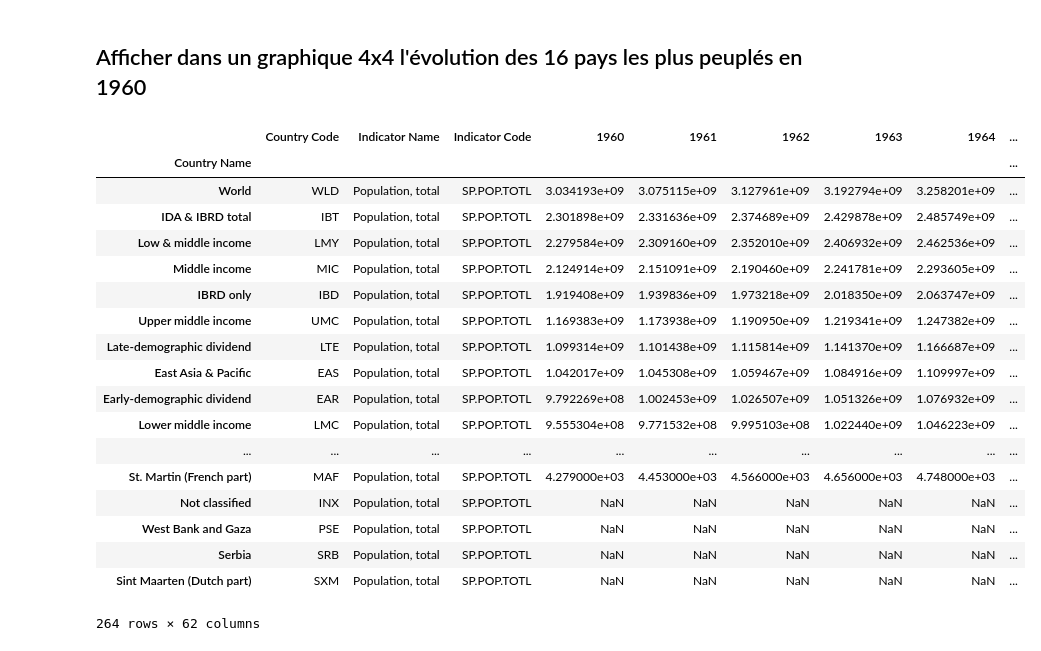
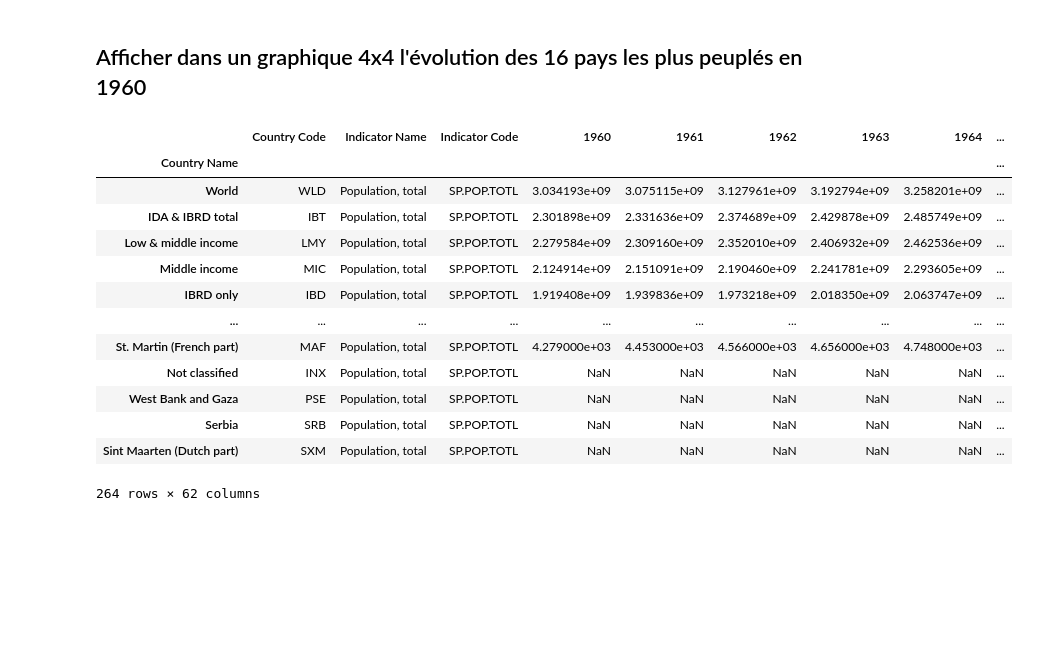
Before and after one commit to Bl3f/amse2021, a Jupyter notebook: Groupe-B/Day 2 - Pandas - 2021-03-13.ipynb, the cells around one changed output. Saved outputs shown, nothing was run; the diff lists cells and outputs as text; code cells hidden in the pictures; blank space fills up the shorter version.

```diff
--- a/Groupe-B/Day 2 - Pandas - 2021-03-13.ipynb
+++ b/Groupe-B/Day 2 - Pandas - 2021-03-13.ipynb
@@ -859,21 +860,16 @@ df.loc[["France", "Germany"], "1960":"2017"].T.plot()
 # %% [markdown]
 ## Afficher dans un graphique 4x4 l'évolution des 16 pays les plus peuplés en 1960
 # %%
-pd.set_option('display.max_rows', 500)
+pd.set_option('display.max_rows', 50)
 df.sort_values("1960", ascending=False)
 # %% [output]
 |  | Country Code | Indicator Name | Indicator Code | 1960 | 1961 | 1962 | 1963 | 1964 | ... |
 | Country Name |  |  |  |  |  |  |  |  | ... |
 | World | WLD | Population, total | SP.POP.TOTL | 3.034193e+09 | 3.075115e+09 | 3.127961e+09 | 3.192794e+09 | 3.258201e+09 | ... |
 | IDA & IBRD total | IBT | Population, total | SP.POP.TOTL | 2.301898e+09 | 2.331636e+09 | 2.374689e+09 | 2.429878e+09 | 2.485749e+09 | ... |
 | Low & middle income | LMY | Population, total | SP.POP.TOTL | 2.279584e+09 | 2.309160e+09 | 2.352010e+09 | 2.406932e+09 | 2.462536e+09 | ... |
 | Middle income | MIC | Population, total | SP.POP.TOTL | 2.124914e+09 | 2.151091e+09 | 2.190460e+09 | 2.241781e+09 | 2.293605e+09 | ... |
 | IBRD only | IBD | Population, total | SP.POP.TOTL | 1.919408e+09 | 1.939836e+09 | 1.973218e+09 | 2.018350e+09 | 2.063747e+09 | ... |
-| Upper middle income | UMC | Population, total | SP.POP.TOTL | 1.169383e+09 | 1.173938e+09 | 1.190950e+09 | 1.219341e+09 | 1.247382e+09 | ... |
-| Late-demographic dividend | LTE | Population, total | SP.POP.TOTL | 1.099314e+09 | 1.101438e+09 | 1.115814e+09 | 1.141370e+09 | 1.166687e+09 | ... |
-| East Asia & Pacific | EAS | Population, total | SP.POP.TOTL | 1.042017e+09 | 1.045308e+09 | 1.059467e+09 | 1.084916e+09 | 1.109997e+09 | ... |
-| Early-demographic dividend | EAR | Population, total | SP.POP.TOTL | 9.792269e+08 | 1.002453e+09 | 1.026507e+09 | 1.051326e+09 | 1.076932e+09 | ... |
-| Lower middle income | LMC | Population, total | SP.POP.TOTL | 9.555304e+08 | 9.771532e+08 | 9.995103e+08 | 1.022440e+09 | 1.046223e+09 | ... |
 | ... | ... | ... | ... | ... | ... | ... | ... | ... | ... |
 | St. Martin (French part) | MAF | Population, total | SP.POP.TOTL | 4.279000e+03 | 4.453000e+03 | 4.566000e+03 | 4.656000e+03 | 4.748000e+03 | ... |
 | Not classified | INX | Population, total | SP.POP.TOTL | NaN | NaN | NaN | NaN | NaN | ... |
```
Also changed, not shown: parts of 11 cells of this notebook.
